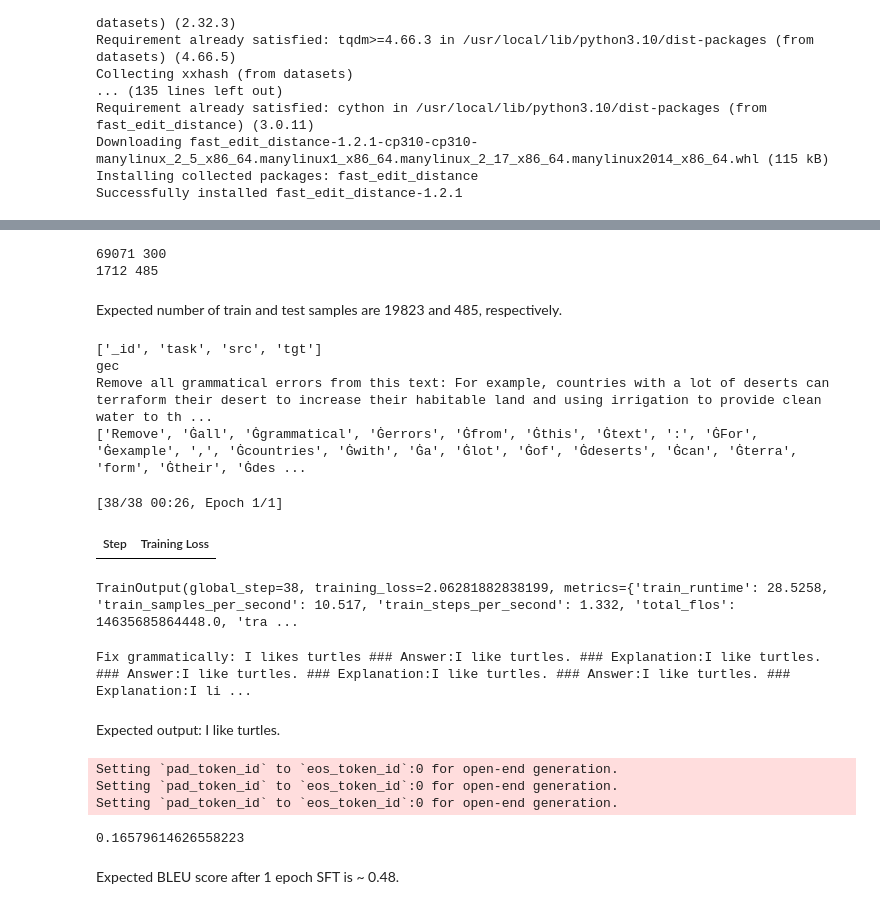
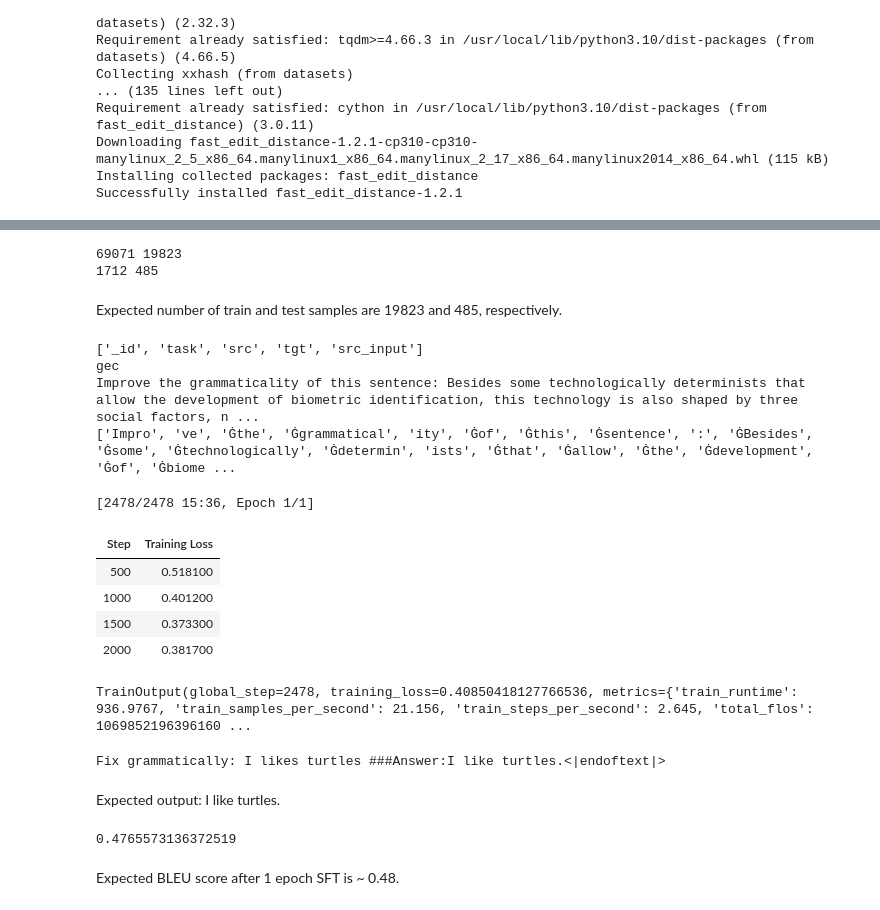
Before and after one commit to adragnar/cohere_eval, a Jupyter notebook: 2025_Scholar_Takehome_Exam.ipynb, the cells around one changed output, grey strips where cells are left out. Drawn from its saved outputs; the diff is of its cells as text; code cells hidden in the pictures.

```diff
--- a/2025_Scholar_Takehome_Exam.ipynb
+++ b/2025_Scholar_Takehome_Exam.ipynb
@@ -539,12 +526,12 @@ Please note that authentication is recommended but still optional to access publ
 # %%
 # TODO: Filter examples, keeping only GEC task
-train_ds = full_train_ds.filter(lambda x: x['task'] == 'gec').select(range(300))
+train_ds = full_train_ds.filter(lambda x: x['task'] == 'gec')
 test_ds = full_test_ds.filter(lambda x: x['task'] == 'gec')
 
 print(len(full_train_ds), len(train_ds))
 print(len(full_test_ds), len(test_ds))
 # %% [output]
-69071 300
+69071 19823
 1712 485
 # %% [markdown]
 Expected number of train and test samples are 19823 and 485, respectively.
@@ -556,7 +543,7 @@ from transformers import AutoModelForCausalLM, AutoTokenizer
 model_name = "HuggingFaceTB/SmolLM-135M"
 
 # TODO: Load the model and the tokenizer from huggingface
-tokenizer = AutoTokenizer.from_pretrained(model_name)
+tokenizer = AutoTokenizer.from_pretrained(model_name, padding_side='left')
 model = AutoModelForCausalLM.from_pretrained(model_name)
 # %%
 #Adding a new token for padding so model still predicts EOS token.
@@ -574,61 +571,77 @@ with torch.no_grad():
 # %%
 print(train_ds.column_names)
-print(train_ds[0]['task'])
-print(train_ds[0]['src'] + "____" + train_ds[0]['tgt'])
+print(train_ds[2]['task'])
+print(train_ds[2]['src_input'] + "____" + train_ds[2]['tgt'])
 
 ####
-test_inputs = tokenizer(train_ds[0]['src'])
+test_inputs = tokenizer(train_ds[2]['src_input'])
 print(tokenizer.convert_ids_to_tokens(test_inputs["input_ids"]))
 # %% [output]
-['_id', 'task', 'src', 'tgt']
+['_id', 'task', 'src', 'tgt', 'src_input']
 gec
-Remove all grammatical errors from this text: For example, countries with a lot of deserts can terraform their desert to increase their habitable land and using irrigation to provide clean water to th ...
-['Remove', 'Ġall', 'Ġgrammatical', 'Ġerrors', 'Ġfrom', 'Ġthis', 'Ġtext', ':', 'ĠFor', 'Ġexample', ',', 'Ġcountries', 'Ġwith', 'Ġa', 'Ġlot', 'Ġof', 'Ġdeserts', 'Ġcan', 'Ġterra', 'form', 'Ġtheir', 'Ġdes ...
+Improve the grammaticality of this sentence: Besides some technologically determinists that allow the development of biometric identification, this technology is also shaped by three social factors, n ...
+['Impro', 've', 'Ġthe', 'Ġgrammatical', 'ity', 'Ġof', 'Ġthis', 'Ġsentence', ':', 'ĠBesides', 'Ġsome', 'Ġtechnologically', 'Ġdetermin', 'ists', 'Ġthat', 'Ġallow', 'Ġthe', 'Ġdevelopment', 'Ġof', 'Ġbiome ...
-# %%
-response_template = " ### Answer:"
-def formatting_prompts_func(example):
-    output_texts = []
-    for i in range(len(example['_id'])):
-        text = f"{example['src'][i]}{response_template}{example['tgt'][i]}"
-        output_texts.append(text)
-    return output_texts
-
-# train_ds = train_ds.map(formatting_prompts_func, batched=True)
-# test_ds = test_ds.map(formatting_prompts_func, batched=True)
-# print(train_ds.column_names)
-# print(train_ds[0]['ft_src'])
+# %%
+eos_token = tokenizer.eos_token
+def formatting_prompts_func(example):
+    output_texts = []
+    for i in range(len(example['_id'])):
+        text = f"{example['src_input'][i]}{example['tgt'][i]}{eos_token}"
+        output_texts.append(text)
+    return output_texts
+
+# class custom_collator:
+#     def __init__(self,
+#                  tokenizer: PreTrainedTokenizerBase,
+#                  padding: bool = True,
+#                  max_length: int = None,
+#                  pad_to_multiple_of: int = None,
+#                  response_template: str = "### Response:\n"):
+#         self.tokenizer = tokenizer
+#         self.padding = padding
+#         self.max_length = max_length
+#         self.pad_to_multiple_of = pad_to_multiple_of
+#         self.response_template = response_template
 # %%
 # TRL - Transformer Reinforcement Learning -- https://huggingface.co/docs/trl/en/index
 
 #Finetuning on completions only because want model to learn grammatically correct sentences
 #Adding a ' ###Answer' heading before the answer so that model does not treat the end of each src entry as a [SEP] token
 
 from trl import SFTConfig, SFTTrainer, DataCollatorForCompletionOnlyLM
 
 
 
 # TODO: Run SFT
-sft_config = SFTConfig(max_seq_length=576, \
+sft_config = SFTConfig(max_seq_length=1000, \
                        output_dir = "/tmp", \
+                       per_device_train_batch_size=8, \
+                       learning_rate=1e-5, \
+                       lr_scheduler_type="cosine", \
+                       warmup_ratio=0.03, \
                        num_train_epochs=1)
 
 
 
 collator = DataCollatorForCompletionOnlyLM(response_template, tokenizer=tokenizer)
 trainer = SFTTrainer(
     model,
     train_dataset=train_ds,
     args=sft_config,
     formatting_func=formatting_prompts_func,
-    # data_collator=collator,
+    data_collator=collator,
     tokenizer=tokenizer
 )
 
 trainer.train()
 # %% [output]
-[38/38 00:26, Epoch 1/1]
+[2478/2478 15:36, Epoch 1/1]
 | Step | Training Loss |
+| 500 | 0.518100 |
+| 1000 | 0.401200 |
+| 1500 | 0.373300 |
+| 2000 | 0.381700 |
-TrainOutput(global_step=38, training_loss=2.06281882838199, metrics={'train_runtime': 28.5258, 'train_samples_per_second': 10.517, 'train_steps_per_second': 1.332, 'total_flos': 14635685864448.0, 'tra ...
+TrainOutput(global_step=2478, training_loss=0.40850418127766536, metrics={'train_runtime': 936.9767, 'train_samples_per_second': 21.156, 'train_steps_per_second': 2.645, 'total_flos': 1069852196396160 ...
 # %%
 # Quick test if your model works properly
 def format_text(text: str) -> str:
@@ -643,4 +656,4 @@ inputs = inputs.to('cuda')
 outputs = model.generate(**inputs, max_new_tokens=128, temperature=0.0, pad_token_id=tokenizer.pad_token_id)
 print(tokenizer.decode(outputs[0]))
 # %% [output]
-Fix grammatically: I likes turtles ### Answer:I like turtles. ### Explanation:I like turtles. ### Answer:I like turtles. ### Explanation:I like turtles. ### Answer:I like turtles. ### Explanation:I li ...
+Fix grammatically: I likes turtles ###Answer:I like turtles.<|endoftext|>
@@ -673,13 +697,10 @@ def evaluate_model(model, tokenizer, ds):
 # %%
 # TODO: Evaluate model, use the function given above
 
-evaluate_model = evaluate_model(model, tokenizer, test_ds.select(range(30)))
-print(evaluate_model)
+bleu_score = evaluate_model(model, tokenizer, test_ds)
+print(bleu_score)
 # %% [output]
-Setting `pad_token_id` to `eos_token_id`:0 for open-end generation.
-Setting `pad_token_id` to `eos_token_id`:0 for open-end generation.
-Setting `pad_token_id` to `eos_token_id`:0 for open-end generation.
+0.4765573136372519
-0.16579614626558223
 # %% [markdown]
 Expected BLEU score after 1 epoch SFT is ~ 0.48.
 # %% [markdown]
```
Also changed, not shown: parts of 13 cells of this notebook.
